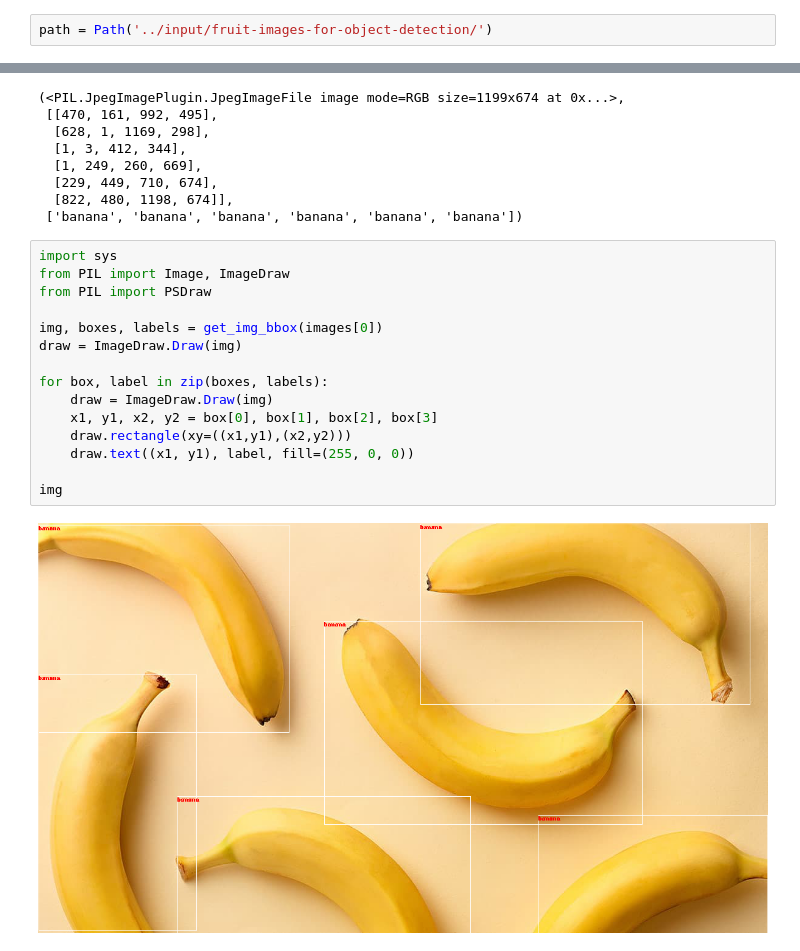
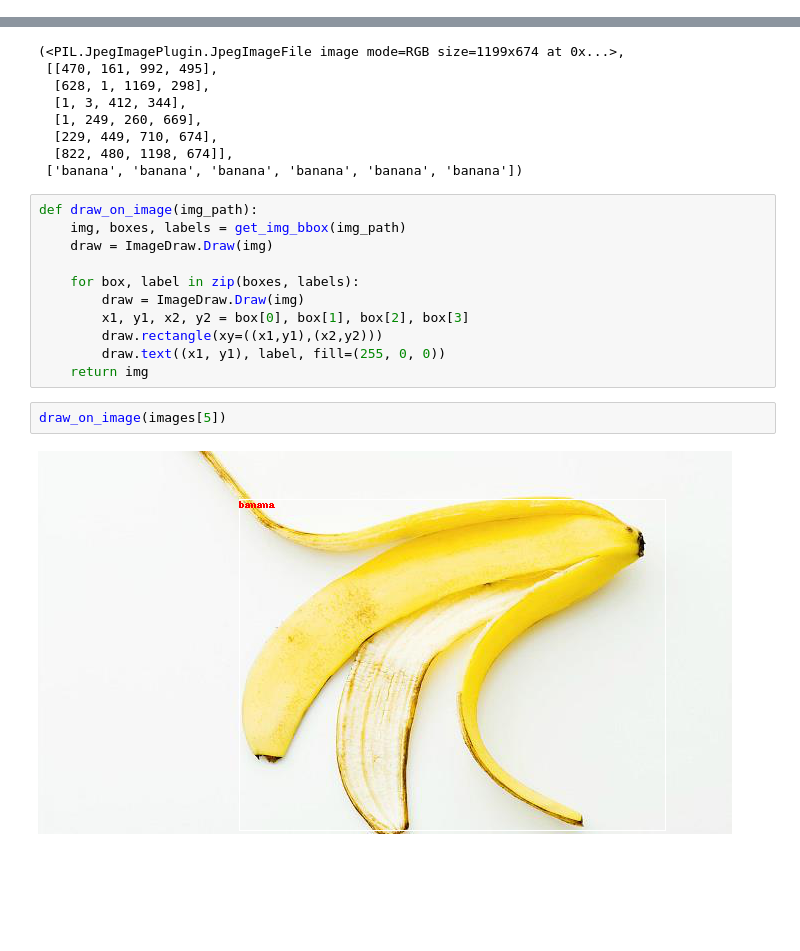
Before and after one commit to skj092/Object-Detection, a Jupyter notebook: exploringpiimage.ipynb, the cells around one changed output, grey strips where cells are left out. Drawn from its saved outputs; the diff is of its cells as text; blank space fills up the shorter version.

Commit message:
Kaggle Notebook | ExploringPiImage | Version 2

```diff
--- a/exploringpiimage.ipynb
+++ b/exploringpiimage.ipynb
@@ -11,8 +14,6 @@ import os
 from xml.etree import ElementTree as et
 
 %matplotlib inline
-# %%
-path = Path('../input/fruit-images-for-object-detection/')
 # %%
 images = glob(f'{path}/train_zip/**/*.jpg')
 images = [Path(x) for x in images]
@@ -54,19 +62,17 @@ get_img_bbox(images[0])
   [822, 480, 1198, 674]],
  ['banana', 'banana', 'banana', 'banana', 'banana', 'banana'])
 # %%
-import sys
-from PIL import Image, ImageDraw
-from PIL import PSDraw
+def draw_on_image(img_path):
+    img, boxes, labels = get_img_bbox(img_path)
+    draw = ImageDraw.Draw(img)
 
-img, boxes, labels = get_img_bbox(images[0])
-draw = ImageDraw.Draw(img)
-
-for box, label in zip(boxes, labels):
-    draw = ImageDraw.Draw(img)
-    x1, y1, x2, y2 = box[0], box[1], box[2], box[3]
-    draw.rectangle(xy=((x1,y1),(x2,y2)))
-    draw.text((x1, y1), label, fill=(255, 0, 0))
-
-img
+    for box, label in zip(boxes, labels):
+        draw = ImageDraw.Draw(img)
+        x1, y1, x2, y2 = box[0], box[1], box[2], box[3]
+        draw.rectangle(xy=((x1,y1),(x2,y2)))
+        draw.text((x1, y1), label, fill=(255, 0, 0))
+    return img
-# %% [output]
-[figure, removed]
+# %%
+draw_on_image(images[5])
+# %% [output]
+[figure, added]
```
Also changed, not shown: parts of 5 cells of this notebook.
